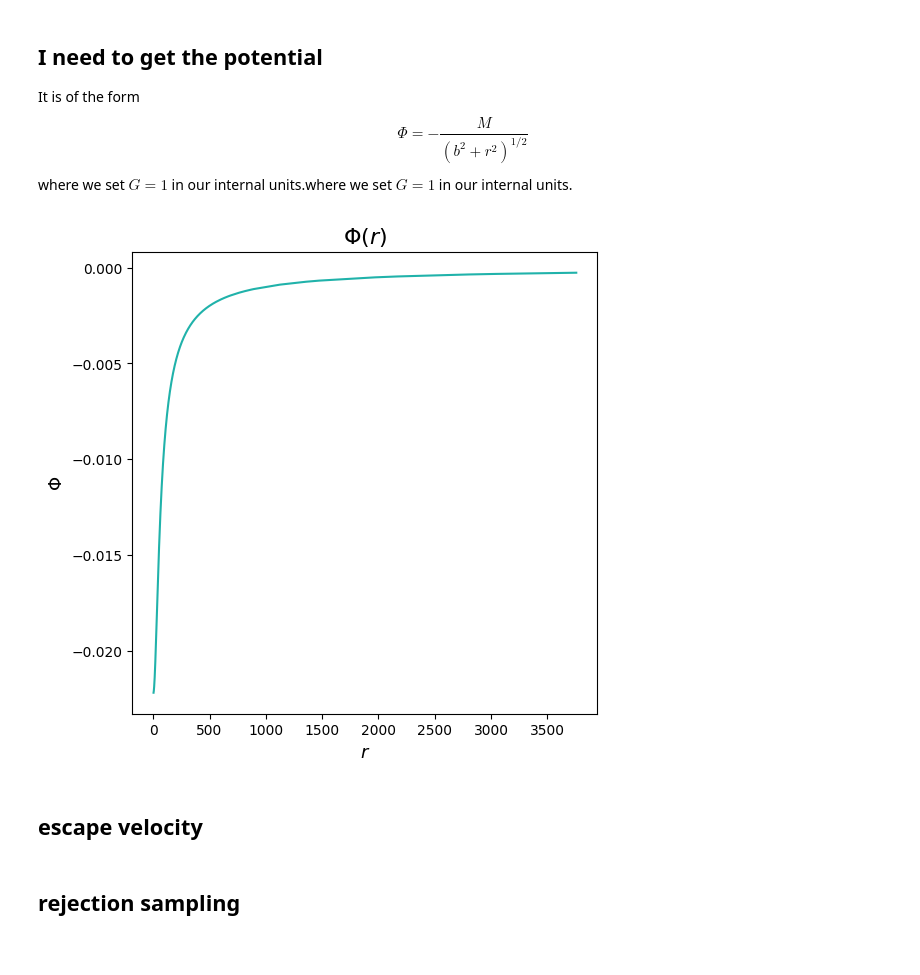
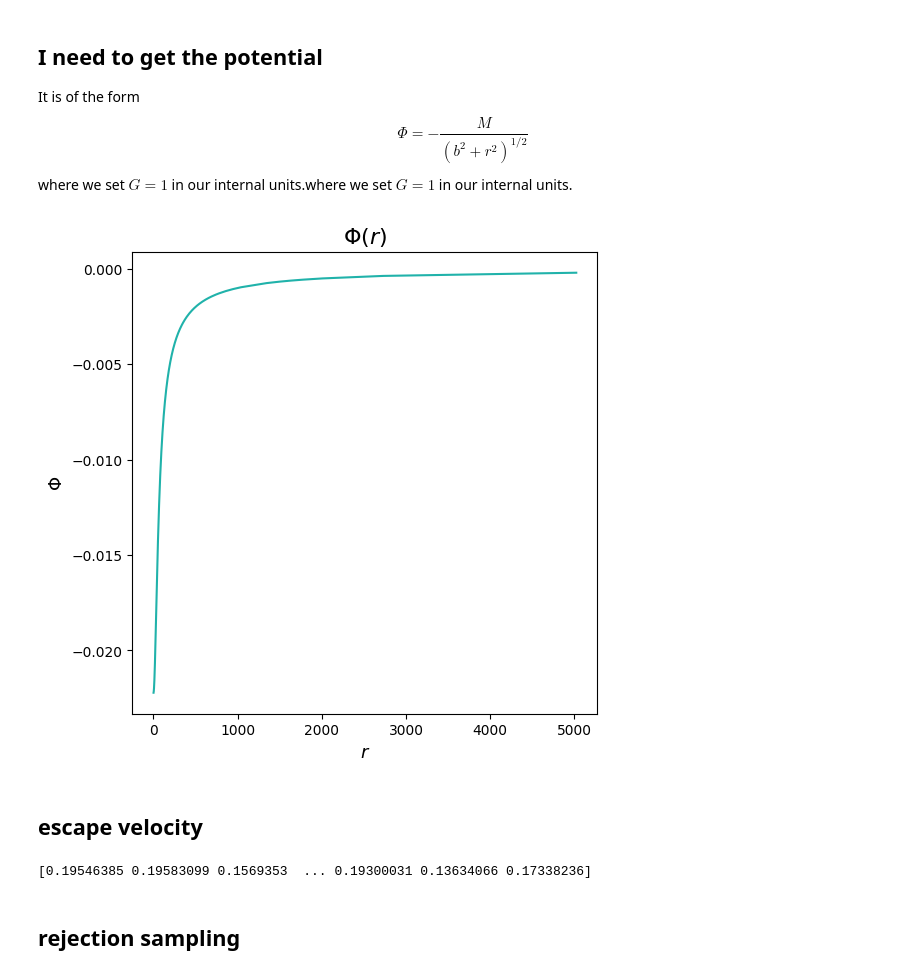
Before and after one commit to malvibellotti/Dynamics-experience-4, a Jupyter notebook: Treecode Plummer.ipynb, the cells around one changed output. Cells and saved outputs as stored; diff of their text form; code cells hidden in the pictures.

```diff
--- a/Treecode Plummer.ipynb
+++ b/Treecode Plummer.ipynb
@@ -48,7 +49,7 @@ m_points = 3*M_iu
 R_halo = 90*r_iu
 
 # scale factor :
-b = R_halo/2
+b = 45
 
 
 # the density of the cluster is given by:
@@ -145,22 +146,25 @@ It is of the form
 $$\Phi = -\frac{M}{(b^2+r^2)^{1/2}}$$
 where we set $G = 1$ in our internal units.where we set $G = 1$ in our internal units.
 # %%
-phi =  -1 * M_iu / (b**2 + r**2)**(1/2)
+pot =  -1 * M_iu / (b**2 + r**2)**(1/2)
 # %%
 # plot:
 plt.figure(figsize = (6,6))
-plt.plot(r[np.argsort(r)], phi[np.argsort(r)], c='lightseagreen')
+plt.plot(r[np.argsort(r)], pot[np.argsort(r)], c='lightseagreen')
 plt.title(r"$\Phi(r)$", fontsize=16)
 plt.xlabel(r"$r$", fontsize=13)
 plt.ylabel("$\Phi$", fontsize=13)
 plt.margins(0.05, 0.05)
 plt.show()
 # %% [output]
-[figure, old version]
+[figure, new version]
 # %% [markdown]
 ## escape velocity
 # %%
-v_esc = (2 * (-1 * phi))**(1/2)
+v_esc = (2 * (-1 * pot))**(1/2) * u.solMass**(-1/2)
+print(v_esc)
+# %% [output]
+[0.19546385 0.19583099 0.1569353  ... 0.19300031 0.13634066 0.17338236]
 # %% [markdown]
 ## rejection sampling
 # %%
```
Also changed, not shown: parts of 12 cells of this notebook, 5 other files.
